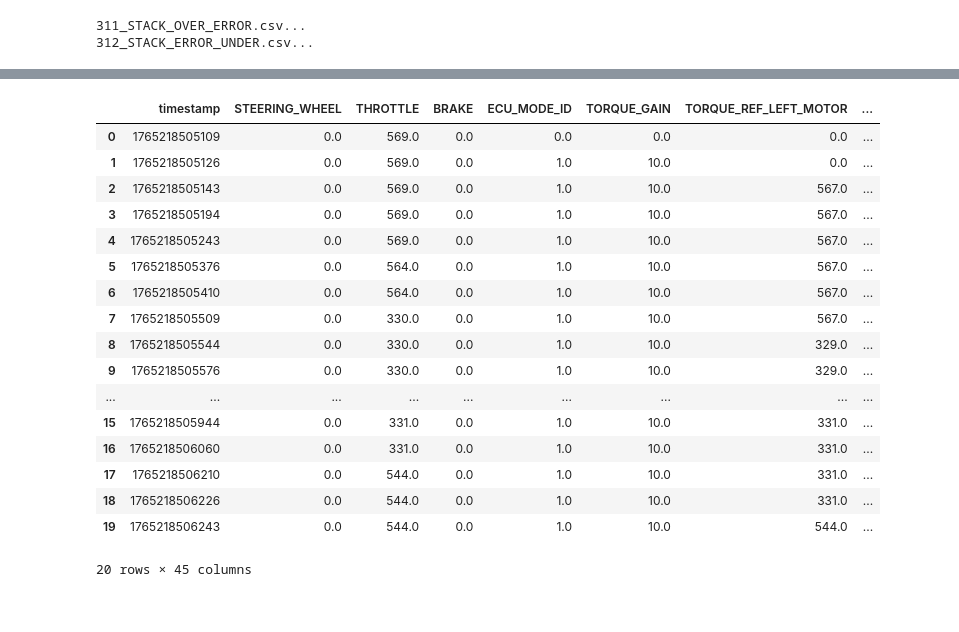
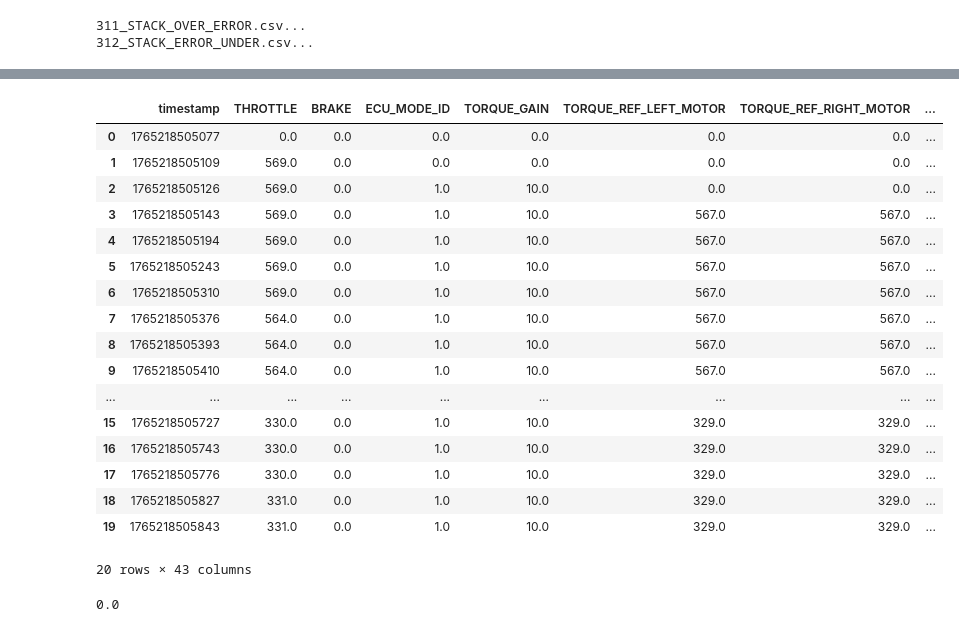
Before and after one commit to Tesla-UFMG/Data-Analysis, a Jupyter notebook: csv_grouping.ipynb, the cells around one changed output, grey strips where cells are left out. Saved outputs shown, nothing was run; the diff lists cells and outputs as text; code cells hidden in the pictures.

```diff
--- a/csv_grouping.ipynb
+++ b/csv_grouping.ipynb
@@ -6,7 +6,6 @@ import numpy as np
 # colunas que vao para o arquivo FULL final
 columns = [
     "timestamp",
-    "STEERING_WHEEL",
     "THROTTLE",
     "BRAKE",
     "ECU_MODE_ID",
@@ -16,7 +15,7 @@ columns = [
     "LEFT_MOTOR_SPEED",
     "RIGHT_MOTOR_SPEED",
     "ACCEL_LONGITUDINAL",
-    "STACK_1_CELL_1"
+    "STACK_1_CELL_1",
     "STACK_1_CELL_2",
     "STACK_1_CELL_3",
     "STACK_1_CELL_4",
@@ -47,10 +46,7 @@ columns = [
     "BMS_MODE_ID",
     "BMS_ERROR_ID",
     "AIR_P",
-    "AIR_N",
-    "STACK_ERROR_UNDER",
-    "CELL_ERROR_UNDER",
-    "MIN_CELL_VOLTAGE"
+    "AIR_N"
 ]
 # %%
 # timestamps de interesse
@@ -109,7 +105,6 @@ file_names = [
     "305_STACK_6_VOLTAGE.csv",
     "306_ACCUMULADOR_PARAMS.csv",
     "307_BMS_PARAMS.csv",
-    "308_BMS_ERROR_FLAGS.csv",
 ]
 
 folder_names = [
@@ -120,6 +115,15 @@ folder_names = [
     "./data/dados_telemetria/teste_odonto_08122025/teste7_longer",
     "./data/dados_telemetria/teste_odonto_08122025/teste8",
 ]
+
+stacks_list = [
+    'STACK_1_CELL_1', 'STACK_1_CELL_2', 'STACK_1_CELL_3', 'STACK_1_CELL_4',
+    'STACK_2_CELL_1', 'STACK_2_CELL_2', 'STACK_2_CELL_3', 'STACK_2_CELL_4',
+    'STACK_3_CELL_1', 'STACK_3_CELL_2', 'STACK_3_CELL_3', 'STACK_3_CELL_4',
+    'STACK_4_CELL_1', 'STACK_4_CELL_2', 'STACK_4_CELL_3', 'STACK_4_CELL_4',
+    'STACK_5_CELL_1', 'STACK_5_CELL_2', 'STACK_5_CELL_3', 'STACK_5_CELL_4',
+    'STACK_6_CELL_1', 'STACK_6_CELL_2', 'STACK_6_CELL_3', 'STACK_6_CELL_4',
+]
 # %%
 full_folder = "./data/dados_telemetria/teste_odonto_08122025/full"
 
@@ -208,12 +211,20 @@ columns_rename_map = {
 
 # quais colunas vou efetivamente usar dos full individuais - nomes refatorados ja
 file_columns_map = {
-    'FULL_76_DRIVER_INPUTS.csv': ['STEERING_WHEEL', 'THROTTLE', 'BRAKE'],
+    'FULL_76_DRIVER_INPUTS.csv': ['THROTTLE', 'BRAKE'],
     'FULL_77_ECU_MODE.csv': ['ECU_MODE_ID', 'TORQUE_GAIN'],
     'FULL_78_TORQUE_REFERENCE.csv': ['TORQUE_REF_LEFT_MOTOR', 'TORQUE_REF_RIGHT_MOTOR'],
     'FULL_85_LEFT_MOTOR_TRACTIVE.csv': ['LEFT_MOTOR_SPEED'],
     'FULL_95_RIGHT_MOTOR_TRACTIVE.csv': ['RIGHT_MOTOR_SPEED'],
     'FULL_259_ACCELEROMETER.csv': ['ACCEL_LONGITUDINAL'],
+    'FULL_300_STACK_1_VOLTAGE.csv': ['STACK_1_CELL_1', 'STACK_1_CELL_2', 'STACK_1_CELL_3', 'STACK_1_CELL_4'],
+    'FULL_301_STACK_2_VOLTAGE.csv': ['STACK_2_CELL_1', 'STACK_2_CELL_2', 'STACK_2_CELL_3', 'STACK_2_CELL_4'],
+    'FULL_302_STACK_3_VOLTAGE.csv': ['STACK_3_CELL_1', 'STACK_3_CELL_2', 'STACK_3_CELL_3', 'STACK_3_CELL_4'],
+    'FULL_303_STACK_4_VOLTAGE.csv': ['STACK_4_CELL_1', 'STACK_4_CELL_2', 'STACK_4_CELL_3', 'STACK_4_CELL_4'],
+    'FULL_304_STACK_5_VOLTAGE.csv': ['STACK_5_CELL_1', 'STACK_5_CELL_2', 'STACK_5_CELL_3', 'STACK_5_CELL_4'],
+    'FULL_305_STACK_6_VOLTAGE.csv': ['STACK_6_CELL_1', 'STACK_6_CELL_2', 'STACK_6_CELL_3', 'STACK_6_CELL_4'],
+    'FULL_306_ACCUMULADOR_PARAMS.csv': ['MAX_VOLTAGE', 'MIN_VOLTAGE', 'TOTAL_VOLTAGE', 'SHUNT_CURRENT'],
+    'FULL_307_BMS_PARAMS.csv': ['BMS_MODE_ID', 'BMS_ERROR_ID', 'AIR_P', 'AIR_N'],
 }
 # %%
 # passa pelos fulls: remove timestamps que estão fora dos ranges
@@ -327,21 +415,25 @@ FULL_312_STACK_ERROR_UNDER.csv...
 # %%
-filled_full_df_grouped.head(20)
+filled_df.head(20)
 # %% [output]
-|  | timestamp | STEERING_WHEEL | THROTTLE | BRAKE | ECU_MODE_ID | TORQUE_GAIN | TORQUE_REF_LEFT_MOTOR | ... |
-| 0 | 1765218505109 | 0.0 | 569.0 | 0.0 | 0.0 | 0.0 | 0.0 | ... |
-| 1 | 1765218505126 | 0.0 | 569.0 | 0.0 | 1.0 | 10.0 | 0.0 | ... |
-| 2 | 1765218505143 | 0.0 | 569.0 | 0.0 | 1.0 | 10.0 | 567.0 | ... |
-| 3 | 1765218505194 | 0.0 | 569.0 | 0.0 | 1.0 | 10.0 | 567.0 | ... |
-| 4 | 1765218505243 | 0.0 | 569.0 | 0.0 | 1.0 | 10.0 | 567.0 | ... |
-| 5 | 1765218505376 | 0.0 | 564.0 | 0.0 | 1.0 | 10.0 | 567.0 | ... |
-| 6 | 1765218505410 | 0.0 | 564.0 | 0.0 | 1.0 | 10.0 | 567.0 | ... |
-| 7 | 1765218505509 | 0.0 | 330.0 | 0.0 | 1.0 | 10.0 | 567.0 | ... |
-| 8 | 1765218505544 | 0.0 | 330.0 | 0.0 | 1.0 | 10.0 | 329.0 | ... |
-| 9 | 1765218505576 | 0.0 | 330.0 | 0.0 | 1.0 | 10.0 | 329.0 | ... |
+|  | timestamp | THROTTLE | BRAKE | ECU_MODE_ID | TORQUE_GAIN | TORQUE_REF_LEFT_MOTOR | TORQUE_REF_RIGHT_MOTOR | ... |
+| 0 | 1765218505077 | 0.0 | 0.0 | 0.0 | 0.0 | 0.0 | 0.0 | ... |
+| 1 | 1765218505109 | 569.0 | 0.0 | 0.0 | 0.0 | 0.0 | 0.0 | ... |
+| 2 | 1765218505126 | 569.0 | 0.0 | 1.0 | 10.0 | 0.0 | 0.0 | ... |
+| 3 | 1765218505143 | 569.0 | 0.0 | 1.0 | 10.0 | 567.0 | 567.0 | ... |
+| 4 | 1765218505194 | 569.0 | 0.0 | 1.0 | 10.0 | 567.0 | 567.0 | ... |
+| 5 | 1765218505243 | 569.0 | 0.0 | 1.0 | 10.0 | 567.0 | 567.0 | ... |
+| 6 | 1765218505310 | 569.0 | 0.0 | 1.0 | 10.0 | 567.0 | 567.0 | ... |
+| 7 | 1765218505376 | 564.0 | 0.0 | 1.0 | 10.0 | 567.0 | 567.0 | ... |
+| 8 | 1765218505393 | 564.0 | 0.0 | 1.0 | 10.0 | 567.0 | 567.0 | ... |
+| 9 | 1765218505410 | 564.0 | 0.0 | 1.0 | 10.0 | 567.0 | 567.0 | ... |
 | ... | ... | ... | ... | ... | ... | ... | ... | ... |
-| 15 | 1765218505944 | 0.0 | 331.0 | 0.0 | 1.0 | 10.0 | 331.0 | ... |
-| 16 | 1765218506060 | 0.0 | 331.0 | 0.0 | 1.0 | 10.0 | 331.0 | ... |
-| 17 | 1765218506210 | 0.0 | 544.0 | 0.0 | 1.0 | 10.0 | 331.0 | ... |
-| 18 | 1765218506226 | 0.0 | 544.0 | 0.0 | 1.0 | 10.0 | 331.0 | ... |
-| 19 | 1765218506243 | 0.0 | 544.0 | 0.0 | 1.0 | 10.0 | 544.0 | ... |
+| 15 | 1765218505727 | 330.0 | 0.0 | 1.0 | 10.0 | 329.0 | 329.0 | ... |
+| 16 | 1765218505743 | 330.0 | 0.0 | 1.0 | 10.0 | 329.0 | 329.0 | ... |
+| 17 | 1765218505776 | 330.0 | 0.0 | 1.0 | 10.0 | 329.0 | 329.0 | ... |
+| 18 | 1765218505827 | 331.0 | 0.0 | 1.0 | 10.0 | 329.0 | 329.0 | ... |
+| 19 | 1765218505843 | 331.0 | 0.0 | 1.0 | 10.0 | 329.0 | 329.0 | ... |
-20 rows × 45 columns
+20 rows × 43 columns
+# %%
+print(min(filled_df['THROTTLE']))
+# %% [output]
+0.0
```
Also changed, not shown: parts of 3 cells of this notebook, 2 other files.
